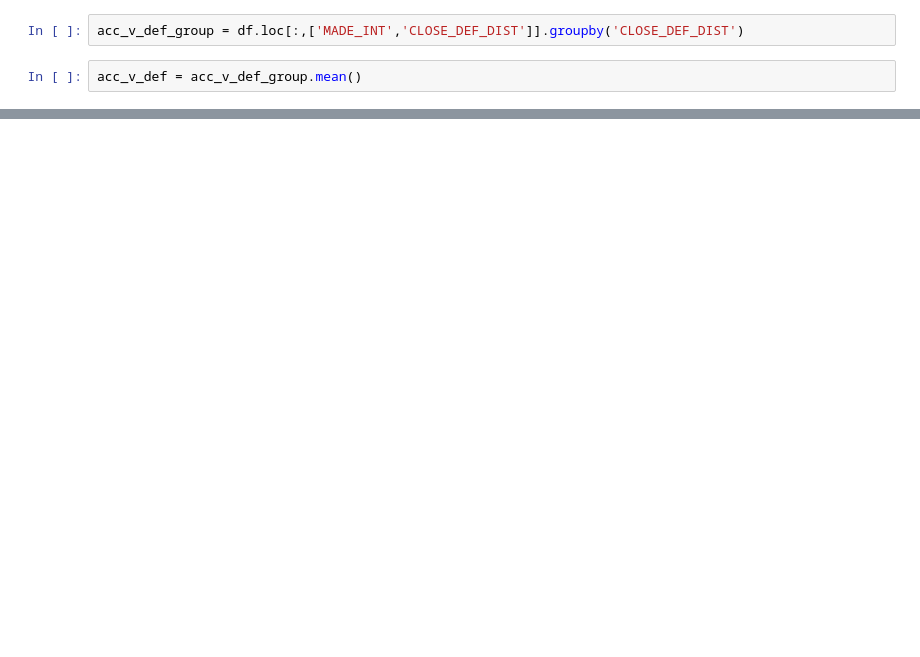
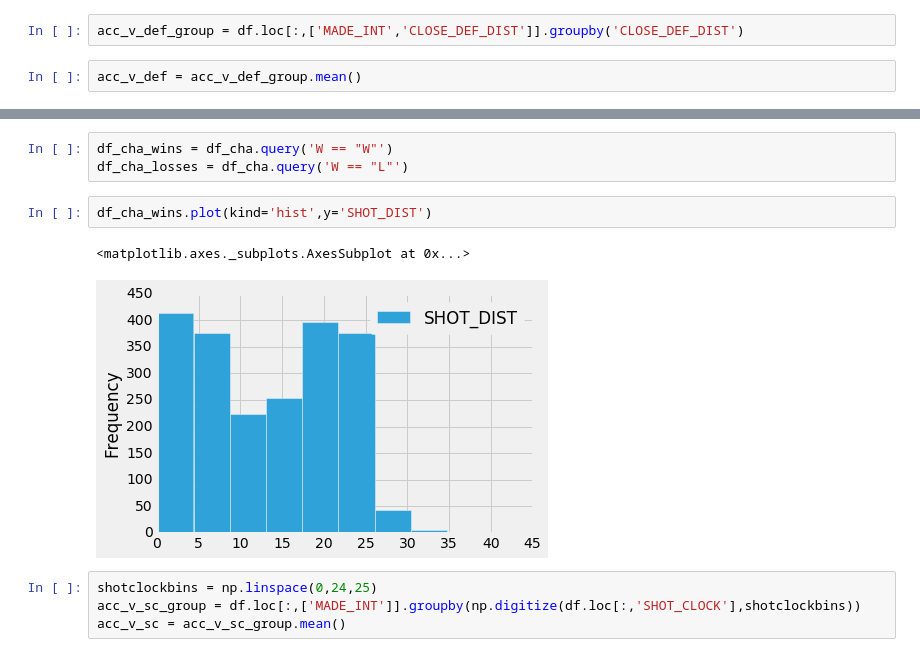
Before and after one commit to apbecker/NBA-Data, a Jupyter notebook: Scripts/PlayingWithTheData.ipynb, the cells around one changed output, grey strips where cells are left out. Saved outputs shown, nothing was run; the diff lists cells and outputs as text; blank space fills up the shorter version.

```diff
--- a/Scripts/PlayingWithTheData.ipynb
+++ b/Scripts/PlayingWithTheData.ipynb
@@ -126,0 +116,12 @@ df.head()
+# %%
+df_cha_wins = df_cha.query('W == "W"')
+df_cha_losses = df_cha.query('W == "L"')
+# %%
+df_cha_wins.plot(kind='hist',y='SHOT_DIST')
+# %% [output]
+<matplotlib.axes._subplots.AxesSubplot at 0x...>
+[figure, added]
+# %%
+shotclockbins = np.linspace(0,24,25)
+acc_v_sc_group = df.loc[:,['MADE_INT']].groupby(np.digitize(df.loc[:,'SHOT_CLOCK'],shotclockbins))
+acc_v_sc = acc_v_sc_group.mean()
```
Also changed, not shown: parts of 15 cells of this notebook.
